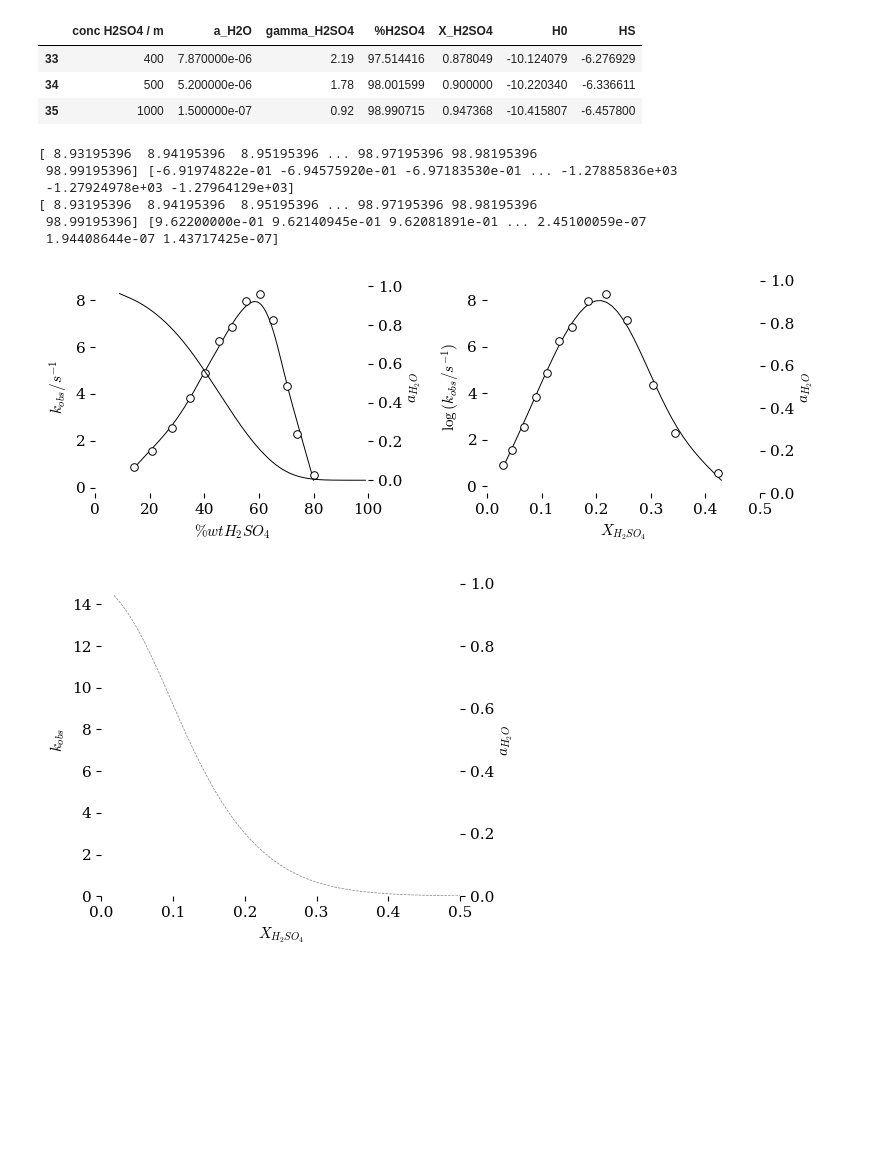
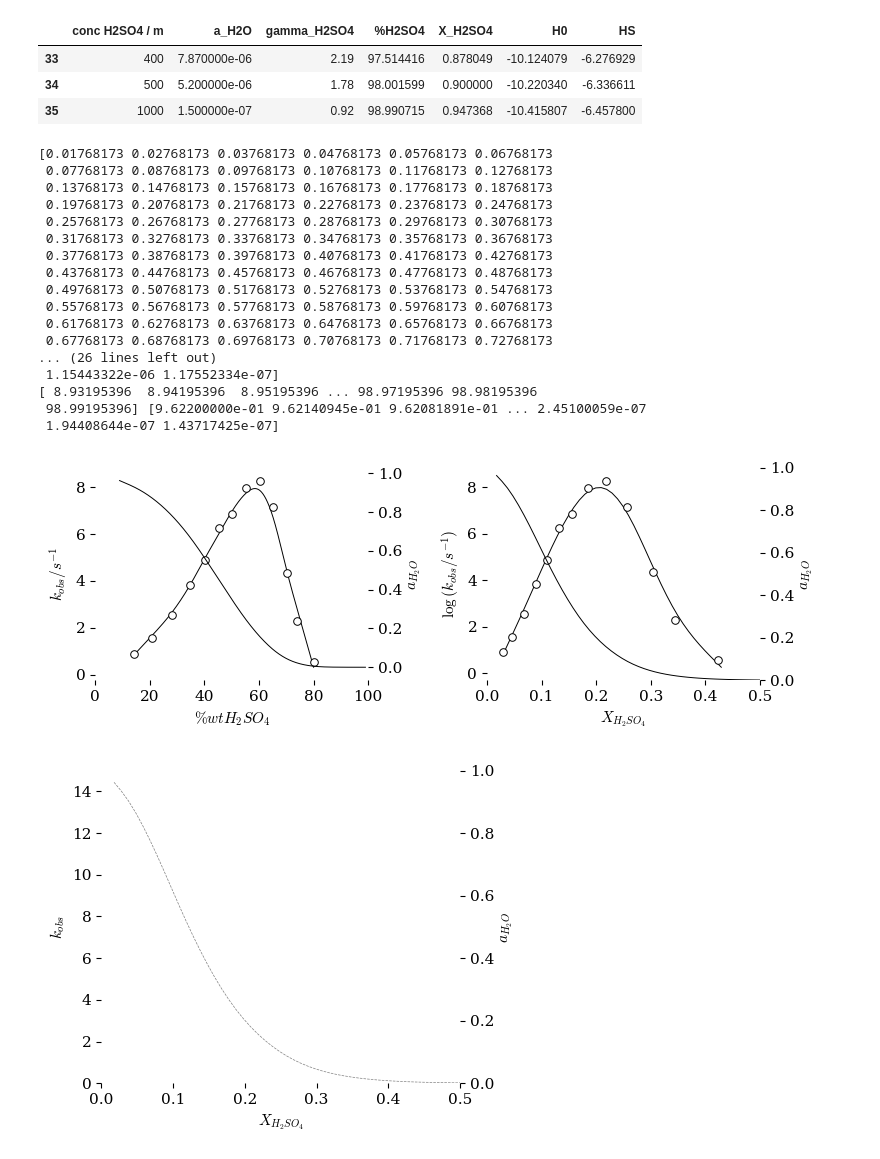
Before and after one commit to blinkletter/4410PythonNotebooks, a Jupyter notebook: Class_30/Yates-Fig2-MeOAc copy.ipynb, the cells around one changed output. Saved outputs shown, nothing was run; the diff lists cells and outputs as text; code cells hidden in the pictures; blank space fills up the shorter version.

```diff
--- a/Class_30/Yates-Fig2-MeOAc copy.ipynb
+++ b/Class_30/Yates-Fig2-MeOAc copy.ipynb
@@ -362,40 +362,49 @@ ya = df2["a_H2O"]
 y1a = df2["a_H2O"]
 
 ###################################################
 ### Interpolate Curve Spline
 ###################################################
 
 interpolation = make_smoothing_spline(xa, ya,      ### The x and y data
                                       w=None,    ### A list of weights for each point (default = None)
                                       lam=0.00)  ### A factor for the degree of smoothing. Change this to change the smoothness.
 step = 0.01
 xa_smooth = np.arange(np.min(xa), np.max(xa)+step, step)
 ya_smooth = interpolation(xa_smooth)
 
 interpolation = make_smoothing_spline(x1a, y1a,      ### The x and y data
                                       w=None,    ### A list of weights for each point (default = None)
                                       lam=0.00)  ### A factor for the degree of smoothing. Change this to change the smoothness.
 step = 0.01
-x1a_smooth = np.arange(np.min(xa), np.max(xa)+step, step)
+x1a_smooth = np.arange(np.min(x1a), np.max(x1a)+step, step)
 y1a_smooth = interpolation(x1a_smooth)
 
 ax2.plot(xa_smooth, ya_smooth, "-", color = "black", linewidth=0.7, zorder = 1)
 ax3.plot(x1a_smooth, y1a_smooth, "-", color = "black", linewidth=0.7, zorder = 1)
 
-print(x1a_smooth, y1a_smooth)
-print(xa_smooth, ya_smooth)
 
 
 plt.savefig("fig2.pdf")
 plt.show()
 # %% [output]
-[ 8.93195396  8.94195396  8.95195396 ... 98.97195396 98.98195396
- 98.99195396] [-6.91974822e-01 -6.94575920e-01 -6.97183530e-01 ... -1.27885836e+03
- -1.27924978e+03 -1.27964129e+03]
+[0.01768173 0.02768173 0.03768173 0.04768173 0.05768173 0.06768173
+ 0.07768173 0.08768173 0.09768173 0.10768173 0.11768173 0.12768173
+ 0.13768173 0.14768173 0.15768173 0.16768173 0.17768173 0.18768173
+ 0.19768173 0.20768173 0.21768173 0.22768173 0.23768173 0.24768173
+ 0.25768173 0.26768173 0.27768173 0.28768173 0.29768173 0.30768173
+ 0.31768173 0.32768173 0.33768173 0.34768173 0.35768173 0.36768173
+ 0.37768173 0.38768173 0.39768173 0.40768173 0.41768173 0.42768173
+ 0.43768173 0.44768173 0.45768173 0.46768173 0.47768173 0.48768173
+ 0.49768173 0.50768173 0.51768173 0.52768173 0.53768173 0.54768173
+ 0.55768173 0.56768173 0.57768173 0.58768173 0.59768173 0.60768173
+ 0.61768173 0.62768173 0.63768173 0.64768173 0.65768173 0.66768173
+ 0.67768173 0.68768173 0.69768173 0.70768173 0.71768173 0.72768173
+... (26 lines left out)
+ 1.15443322e-06 1.17552334e-07]
 [ 8.93195396  8.94195396  8.95195396 ... 98.97195396 98.98195396
  98.99195396] [9.62200000e-01 9.62140945e-01 9.62081891e-01 ... 2.45100059e-07
  1.94408644e-07 1.43717425e-07]
-[figure, old version]
+[figure, new version]
 # %%
 ###################################################
 ### Get the data
```
Also changed, not shown: 1 other file.
